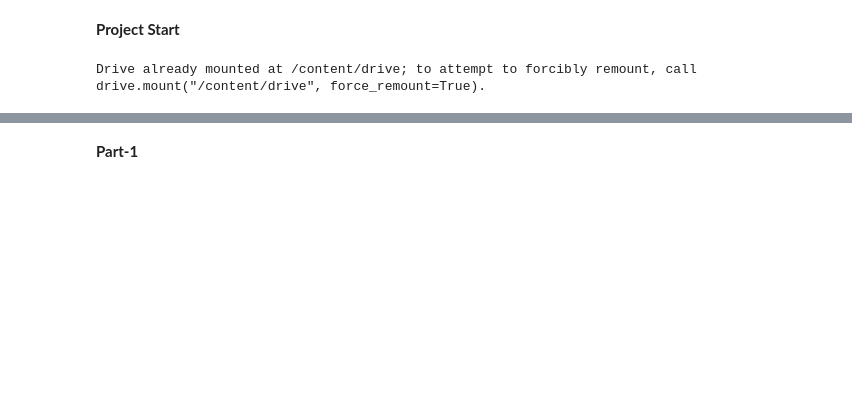
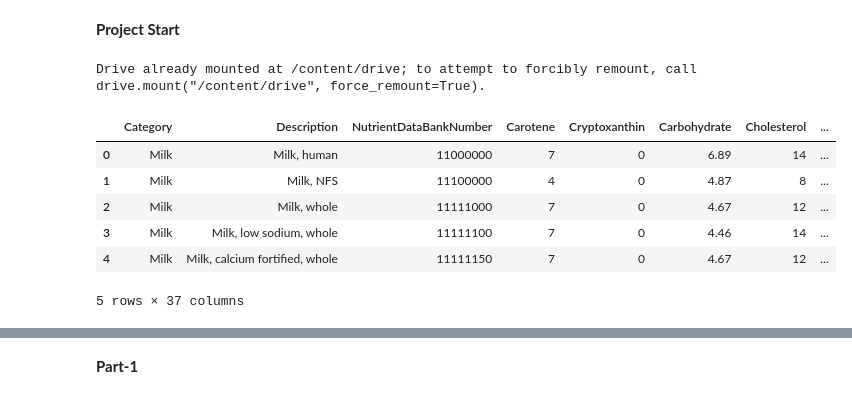
Before and after one commit to darkginka/Disease-Based-Diet-Recommanded-System, a Jupyter notebook: DRS.ipynb, the cells around one changed output, grey strips where cells are left out. Cells and saved outputs as stored; diff of their text form; code cells hidden in the pictures; blank space fills up the shorter version.

```diff
--- a/DRS.ipynb
+++ b/DRS.ipynb
@@ -15,7 +15,15 @@ food_nutrition = pd.read_csv("/content/drive/MyDrive/dataset/food_nutrition.csv"
 disease_nutrition = pd.read_csv("/content/drive/MyDrive/dataset/disease_nutrition.csv",encoding='unicode_escape')
 # %%
 #food_nutrition.info()
-for col in food_nutrition.columns:
-    print(col)
-# food_nutrition.head()
+# for col in food_nutrition.columns:
+#     print(col)
+food_nutrition.head()
+# %% [output]
+|  | Category | Description | NutrientDataBankNumber | Carotene | Cryptoxanthin | Carbohydrate | Cholesterol | ... |
+| 0 | Milk | Milk, human | 11000000 | 7 | 0 | 6.89 | 14 | ... |
+| 1 | Milk | Milk, NFS | 11100000 | 4 | 0 | 4.87 | 8 | ... |
+| 2 | Milk | Milk, whole | 11111000 | 7 | 0 | 4.67 | 12 | ... |
+| 3 | Milk | Milk, low sodium, whole | 11111100 | 7 | 0 | 4.46 | 14 | ... |
+| 4 | Milk | Milk, calcium fortified, whole | 11111150 | 7 | 0 | 4.67 | 12 | ... |
+5 rows × 37 columns
 # %%
```
Also changed, not shown: parts of 22 cells of this notebook.
